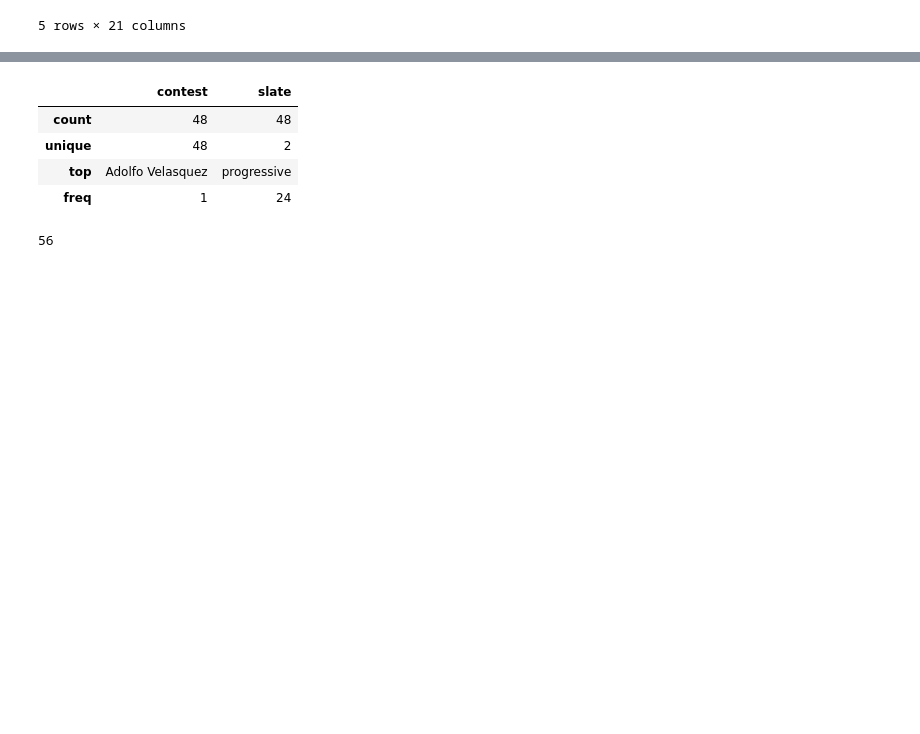
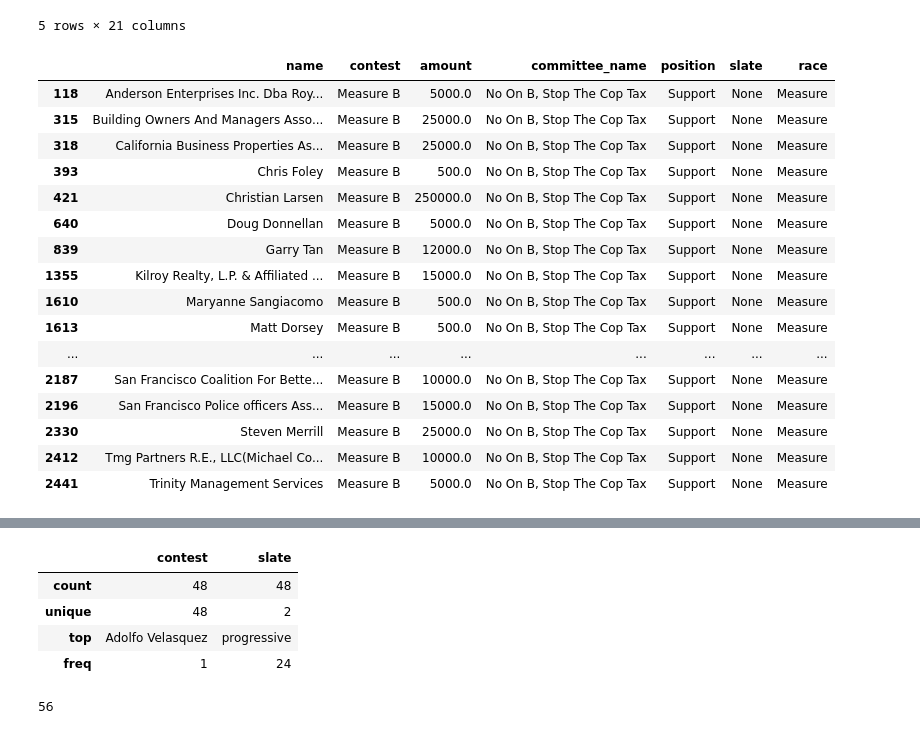
Before and after one commit to MissionLocal/interactives, a Jupyter notebook: data/2024-march-election-dashboard/clean.ipynb, the cells around one changed output, grey strips where cells are left out. Cells and saved outputs as stored; diff of their text form; code cells hidden in the pictures; blank space fills up the shorter version.

```diff
--- a/data/2024-march-election-dashboard/clean.ipynb
+++ b/data/2024-march-election-dashboard/clean.ipynb
@@ -149,0 +148,22 @@ df['name'] = df['name'].replace("Emmet Shear","Emmett Shear")
+# %%
+# show me any rows where the committee name is equal to NO ON B, STOP THE COP TAX
+
+df[df['committee_name'] == 'No On B, Stop The Cop Tax']
+# %% [output]
+|  | name | contest | amount | committee_name | position | slate | race |
+| 118 | Anderson Enterprises Inc. Dba Roy... | Measure B | 5000.0 | No On B, Stop The Cop Tax | Support | None | Measure |
+| 315 | Building Owners And Managers Asso... | Measure B | 25000.0 | No On B, Stop The Cop Tax | Support | None | Measure |
+| 318 | California Business Properties As... | Measure B | 25000.0 | No On B, Stop The Cop Tax | Support | None | Measure |
+| 393 | Chris Foley | Measure B | 500.0 | No On B, Stop The Cop Tax | Support | None | Measure |
+| 421 | Christian Larsen | Measure B | 250000.0 | No On B, Stop The Cop Tax | Support | None | Measure |
+| 640 | Doug Donnellan | Measure B | 5000.0 | No On B, Stop The Cop Tax | Support | None | Measure |
+| 839 | Garry Tan | Measure B | 12000.0 | No On B, Stop The Cop Tax | Support | None | Measure |
+| 1355 | Kilroy Realty, L.P. & Affiliated ... | Measure B | 15000.0 | No On B, Stop The Cop Tax | Support | None | Measure |
+| 1610 | Maryanne Sangiacomo | Measure B | 500.0 | No On B, Stop The Cop Tax | Support | None | Measure |
+| 1613 | Matt Dorsey | Measure B | 500.0 | No On B, Stop The Cop Tax | Support | None | Measure |
+| ... | ... | ... | ... | ... | ... | ... | ... |
+| 2187 | San Francisco Coalition For Bette... | Measure B | 10000.0 | No On B, Stop The Cop Tax | Support | None | Measure |
+| 2196 | San Francisco Police officers Ass... | Measure B | 15000.0 | No On B, Stop The Cop Tax | Support | None | Measure |
+| 2330 | Steven Merrill | Measure B | 25000.0 | No On B, Stop The Cop Tax | Support | None | Measure |
+| 2412 | Tmg Partners R.E., LLC(Michael Co... | Measure B | 10000.0 | No On B, Stop The Cop Tax | Support | None | Measure |
+| 2441 | Trinity Management Services | Measure B | 5000.0 | No On B, Stop The Cop Tax | Support | None | Measure |
```
Also changed, not shown: parts of 6 cells of this notebook, 5 other files.
